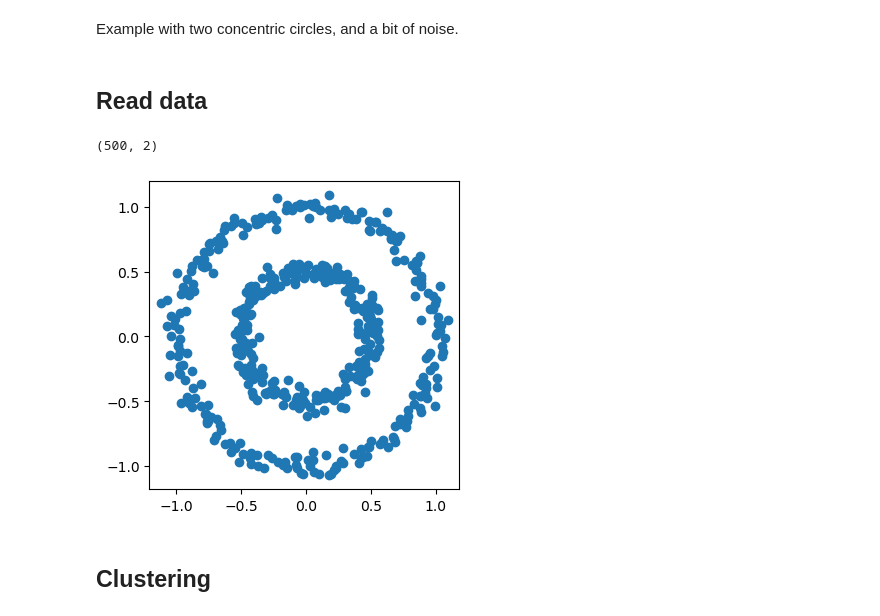
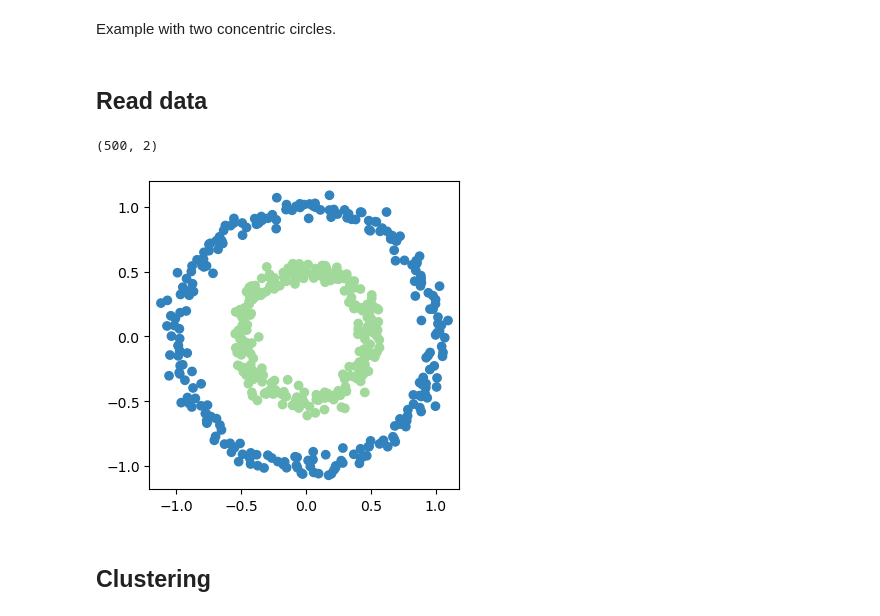
Before and after one commit to dioscuri-tda/ClusterGraph, a Jupyter notebook: examples/3_concentric_circles.ipynb, the cells around one changed output. Saved outputs shown, nothing was run; the diff lists cells and outputs as text; code cells hidden in the pictures.

Commit message:
Figures article

```diff
--- a/examples/3_concentric_circles.ipynb
+++ b/examples/3_concentric_circles.ipynb
@@ -1,5 +1,5 @@
 # %% [markdown]
-Example with two concentric circles, and a bit of noise.
+Example with two concentric circles.
 # %%
 import pandas as pd
 import numpy as np
@@ -17,15 +17,26 @@ from clustergraph.plot_graph import draw_graph
 # %%
 data = pd.read_csv("data/noisy_circles.csv", sep=",", header=None)
 X = data.to_numpy()
 print(X.shape)
 
+# Coloring each circle
+# True ring membership from the radius (clean gap between inner ~0.45 and outer ~0.95)
+r = np.sqrt(X[:, 0]**2 + X[:, 1]**2)
+labels_true = (r > 0.7).astype(int)   # 0 = inner ring, 1 = outer ring
+
+X1 = X[labels_true == 0]   # inner ring
+X2 = X[labels_true == 1]   # outer ring
+
+# One color per circle
+colors = ["#a1d99b" if l == 0 else "#3182bd" for l in labels_true]
+
 plt.figure(figsize=(4, 4))
-plt.scatter(data[0], data[1])
+plt.scatter(data[0], data[1], c=colors)
 plt.axis("equal")
 plt.show()
 # %% [output]
 (500, 2)
-[figure, old version]
+[figure, new version]
 # %% [markdown]
 ## Clustering
 # %% [markdown]
```
Also changed, not shown: parts of 12 cells of this notebook, 12 other files.
